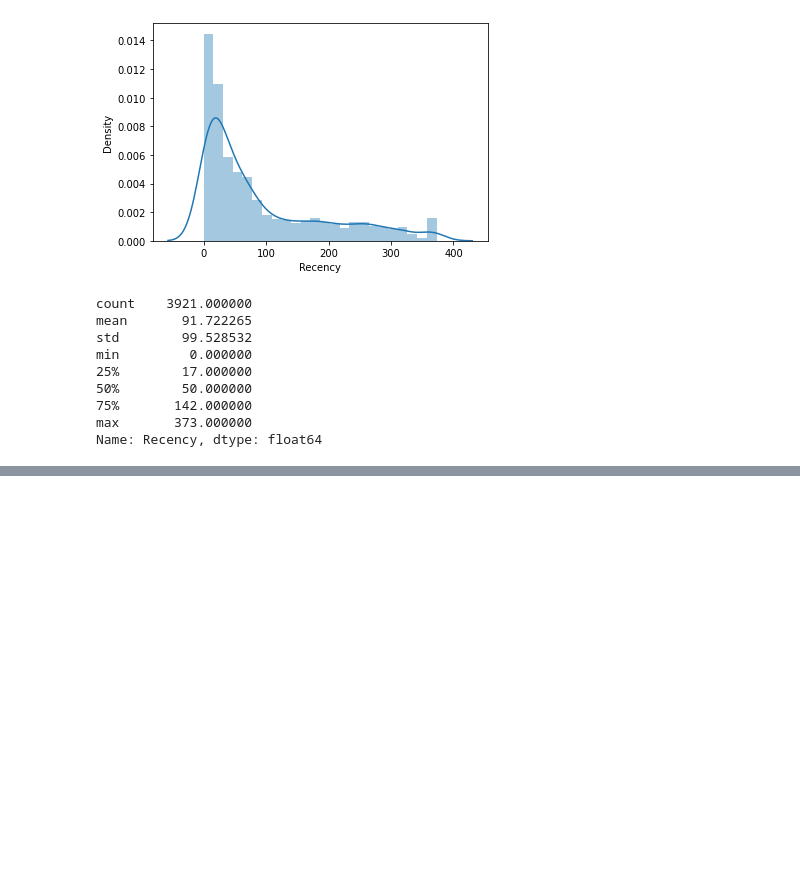
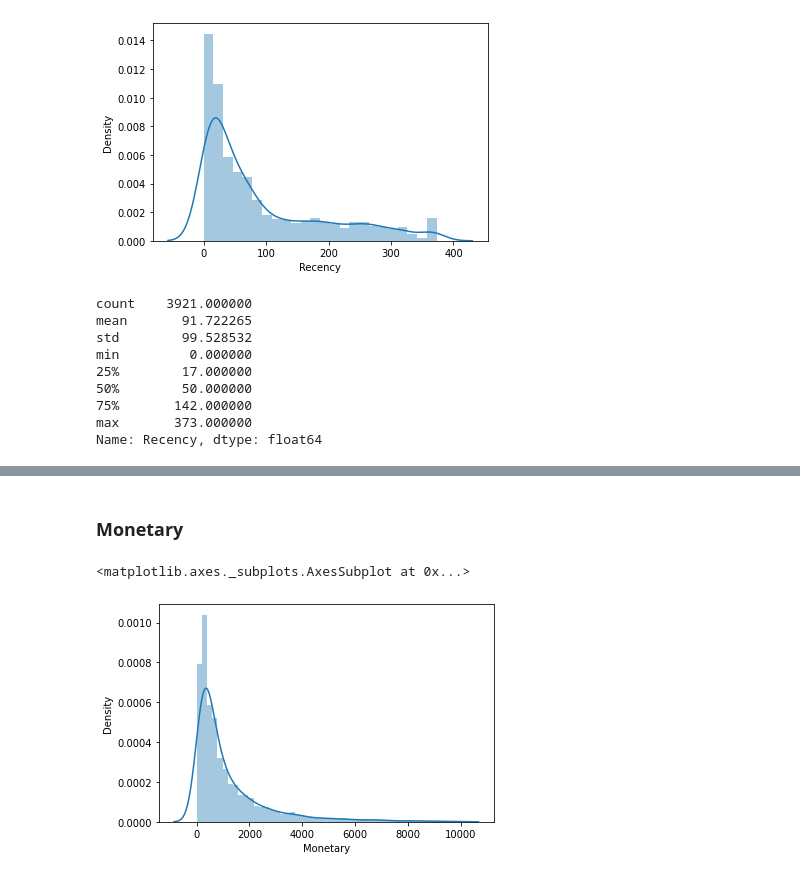
Before and after one commit to Deven876/Customer-Segmentation, a Jupyter notebook: Customer_Segmentation.ipynb, the cells around one changed output, grey strips where cells are left out. Drawn from its saved outputs; the diff is of its cells as text; code cells hidden in the pictures; blank space fills up the shorter version.

```diff
--- a/Customer_Segmentation.ipynb
+++ b/Customer_Segmentation.ipynb
@@ -286,0 +308,8 @@ Name: Recency, dtype: float64
+# %% [markdown]
+### **Monetary**
+# %%
+#Monateray distribution plot
+sns.distplot(RFMscores.query('Monetary < 10000')['Monetary'])
+# %% [output]
+<matplotlib.axes._subplots.AxesSubplot at 0x...>
+[figure, added]
```
Also changed, not shown: parts of 9 cells of this notebook.
